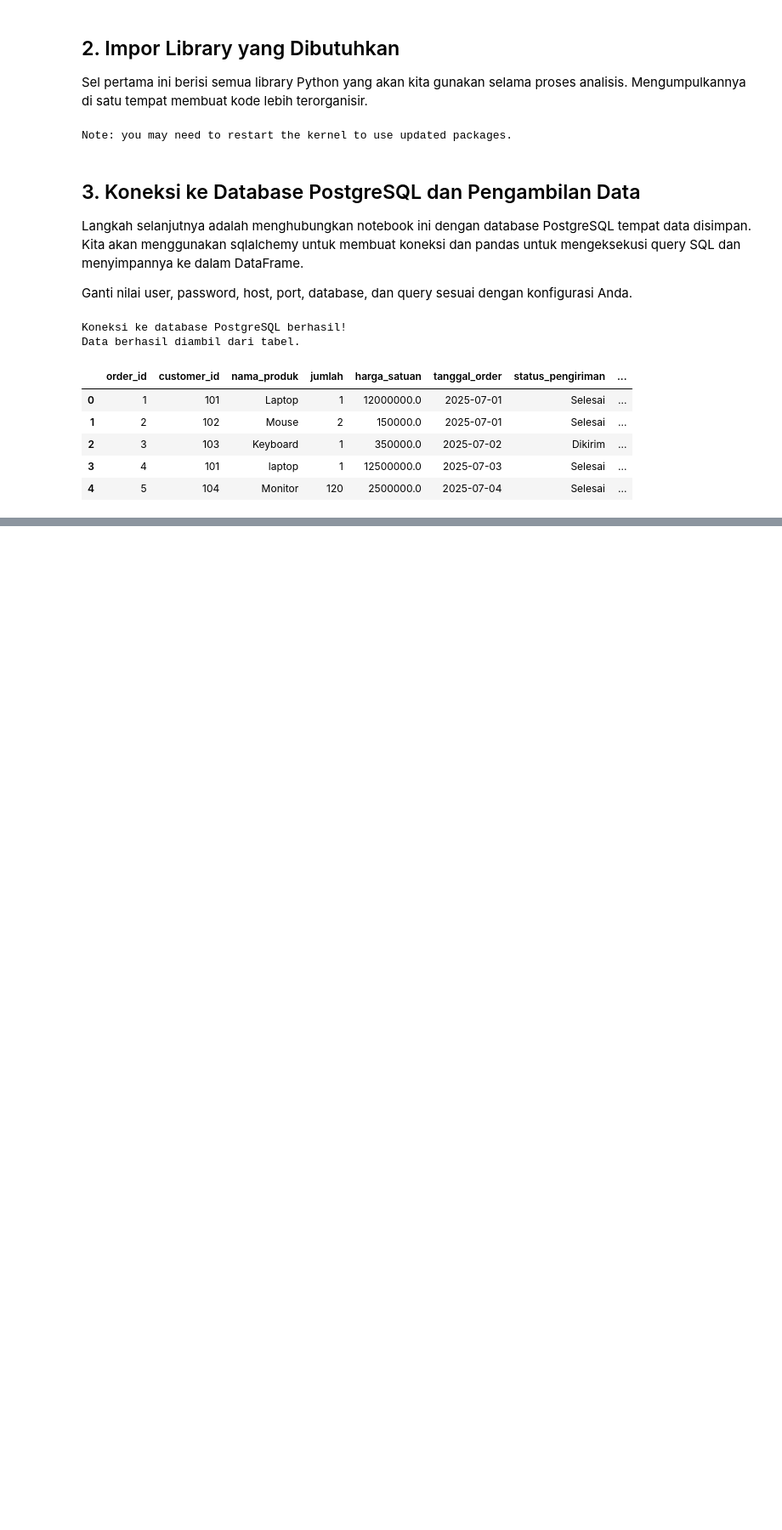
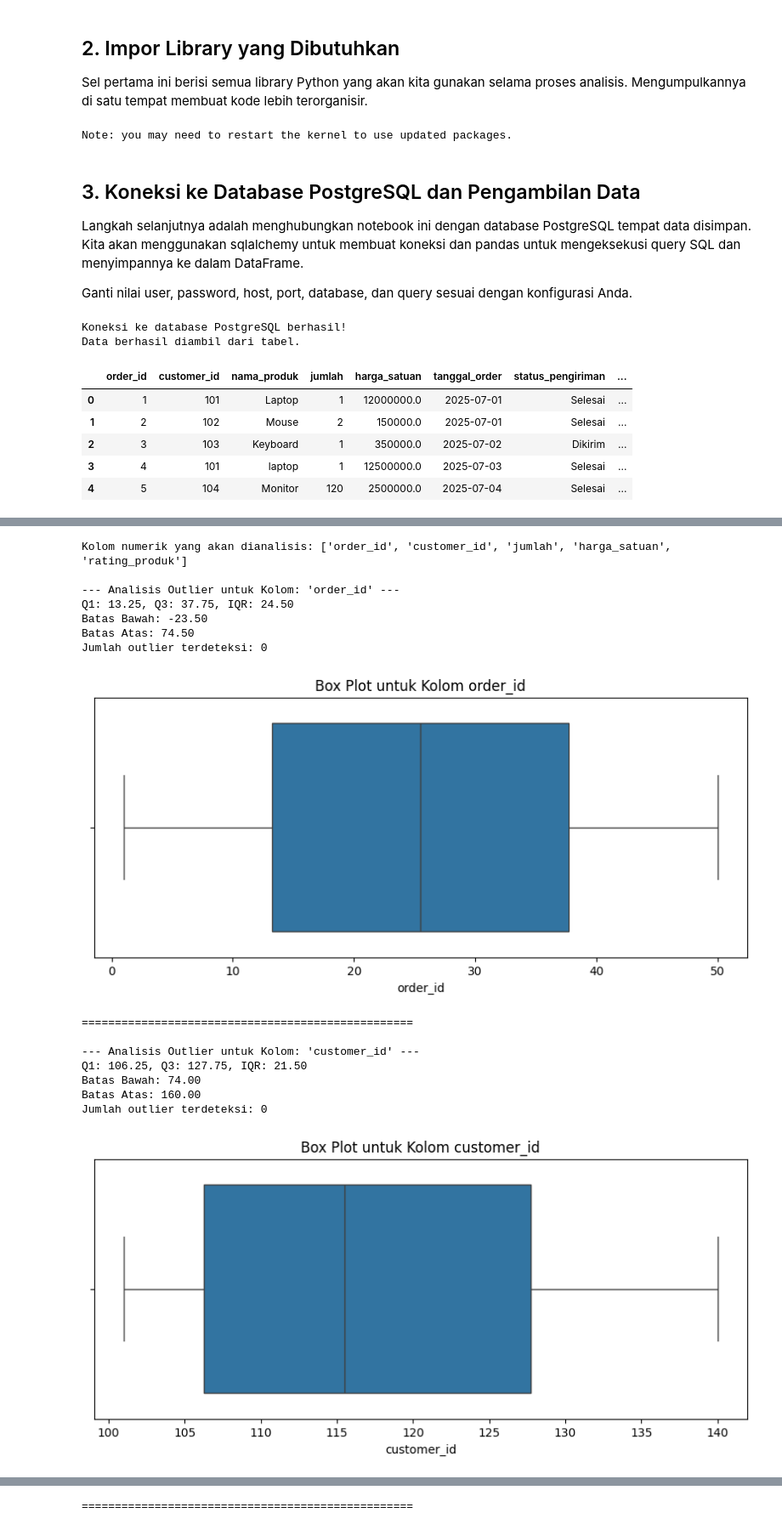
Before and after one commit to ZulfRizz/college-data-science, a Jupyter notebook: psd/data-understanding.ipynb, the cells around one changed output, grey strips where cells are left out. Shown: that part at 85% size. Saved outputs shown, nothing was run; the diff lists cells and outputs as text; code cells hidden in the pictures; blank space fills up the shorter version.

```diff
--- a/psd/data-understanding.ipynb
+++ b/psd/data-understanding.ipynb
@@ -73,0 +172,47 @@ Data berhasil diambil dari tabel.
+# %%
+# Memilih kolom numerik untuk dianalisis
+# df.select_dtypes() membantu memilih kolom berdasarkan tipe datanya
+numeric_cols = df.select_dtypes(include=np.number).columns.tolist()
+print(f"Kolom numerik yang akan dianalisis: {numeric_cols}\n")
+
+# Looping untuk setiap kolom numerik untuk menemukan outlier
+for col in numeric_cols:
+    Q1 = df[col].quantile(0.25)
+    Q3 = df[col].quantile(0.75)
+    IQR = Q3 - Q1
+
+    lower_bound = Q1 - 1.5 * IQR
+    upper_bound = Q3 + 1.5 * IQR
+
+    # Mengidentifikasi outlier
+    outliers = df[(df[col] < lower_bound) | (df[col] > upper_bound)]
+
+    print(f"--- Analisis Outlier untuk Kolom: '{col}' ---")
+    print(f"Q1: {Q1:.2f}, Q3: {Q3:.2f}, IQR: {IQR:.2f}")
+    print(f"Batas Bawah: {lower_bound:.2f}")
+    print(f"Batas Atas: {upper_bound:.2f}")
+    print(f"Jumlah outlier terdeteksi: {len(outliers)}")
+
+    # Visualisasi dengan Box Plot untuk melihat distribusi dan outlier
+    plt.figure(figsize=(10, 4))
+    sns.boxplot(x=df[col])
+    plt.title(f'Box Plot untuk Kolom {col}')
+    plt.show()
+    print("\n" + "="*50 + "\n")
+# %% [output]
+Kolom numerik yang akan dianalisis: ['order_id', 'customer_id', 'jumlah', 'harga_satuan', 'rating_produk']
+
+--- Analisis Outlier untuk Kolom: 'order_id' ---
+Q1: 13.25, Q3: 37.75, IQR: 24.50
+Batas Bawah: -23.50
+Batas Atas: 74.50
+Jumlah outlier terdeteksi: 0
+[figure, added]
+==================================================
+
+--- Analisis Outlier untuk Kolom: 'customer_id' ---
+Q1: 106.25, Q3: 127.75, IQR: 21.50
+Batas Bawah: 74.00
+Batas Atas: 160.00
+Jumlah outlier terdeteksi: 0
+[figure, added]
@@ -73,0 +243 @@ Data berhasil diambil dari tabel.
+==================================================
```
Also changed, not shown: parts of 14 cells of this notebook.
